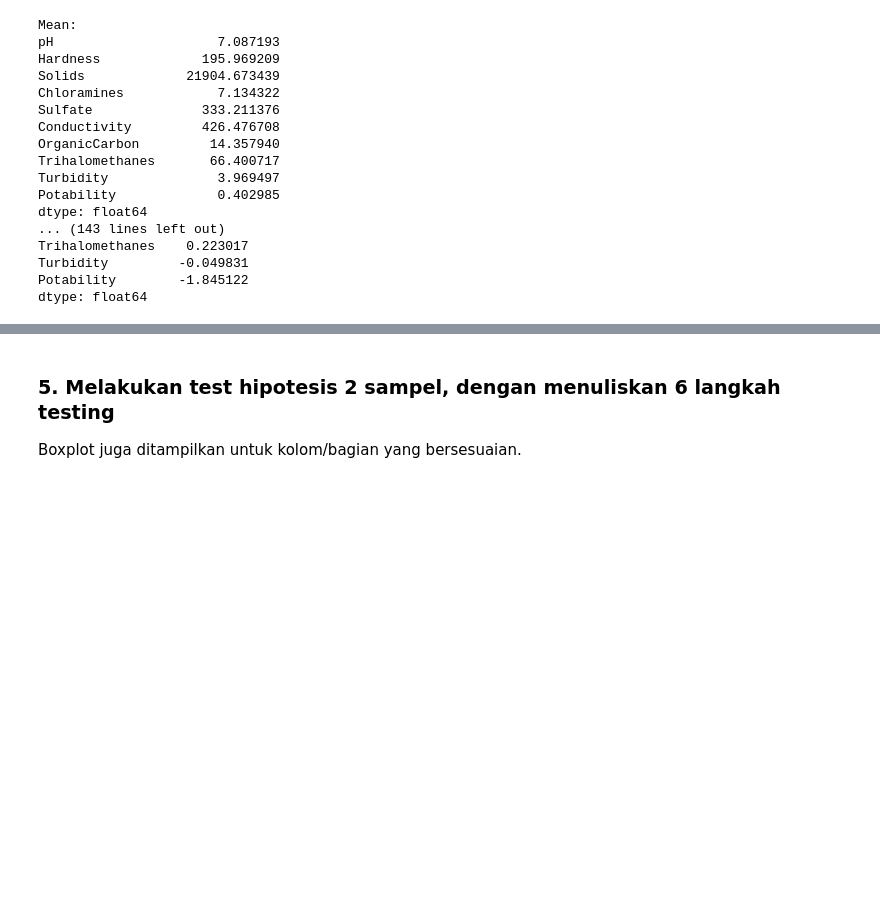
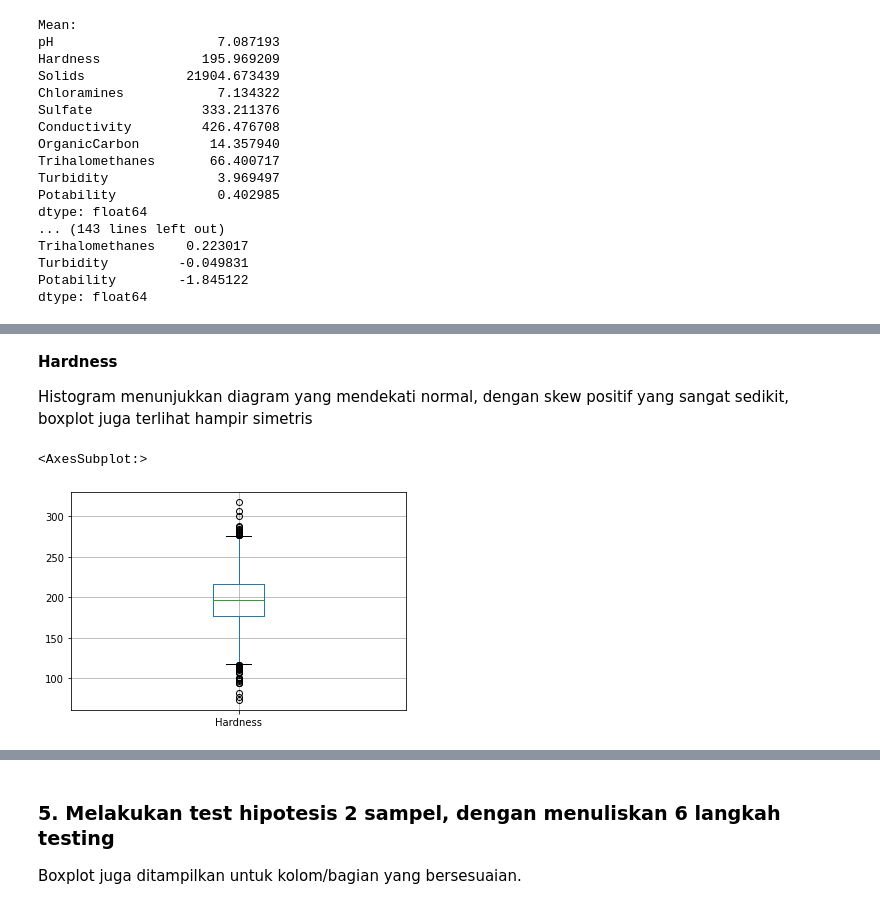
Before and after one commit to dwikalam/Tubes-IF2220-Probstat, a Jupyter notebook: TubesProbstat2021.ipynb, the cells around one changed output, grey strips where cells are left out. Cells and saved outputs as stored; diff of their text form; code cells hidden in the pictures; blank space fills up the shorter version.

```diff
--- a/TubesProbstat2021.ipynb
+++ b/TubesProbstat2021.ipynb
@@ -117,0 +160,9 @@ dtype: float64
+# %% [markdown]
+**Hardness**
+
+Histogram menunjukkan diagram yang mendekati normal, dengan skew positif yang sangat sedikit, boxplot juga terlihat hampir simetris
+# %%
+water_potability.boxplot("Hardness")
+# %% [output]
+<AxesSubplot:>
+[figure, added]
```
Also changed, not shown: parts of 58 cells of this notebook, 1 other file.
